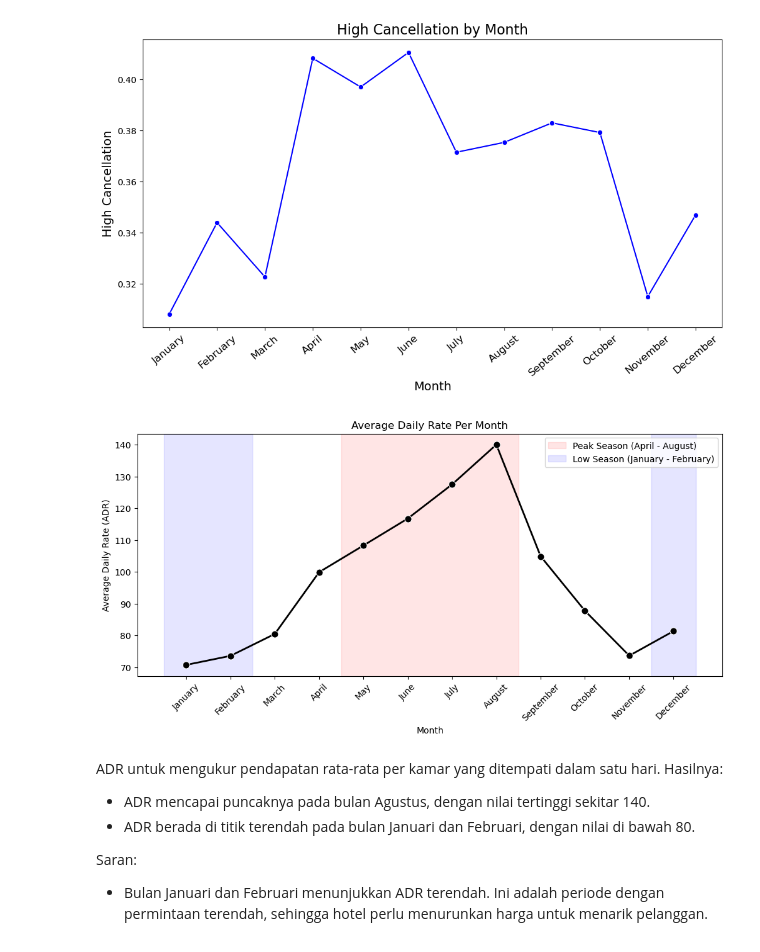
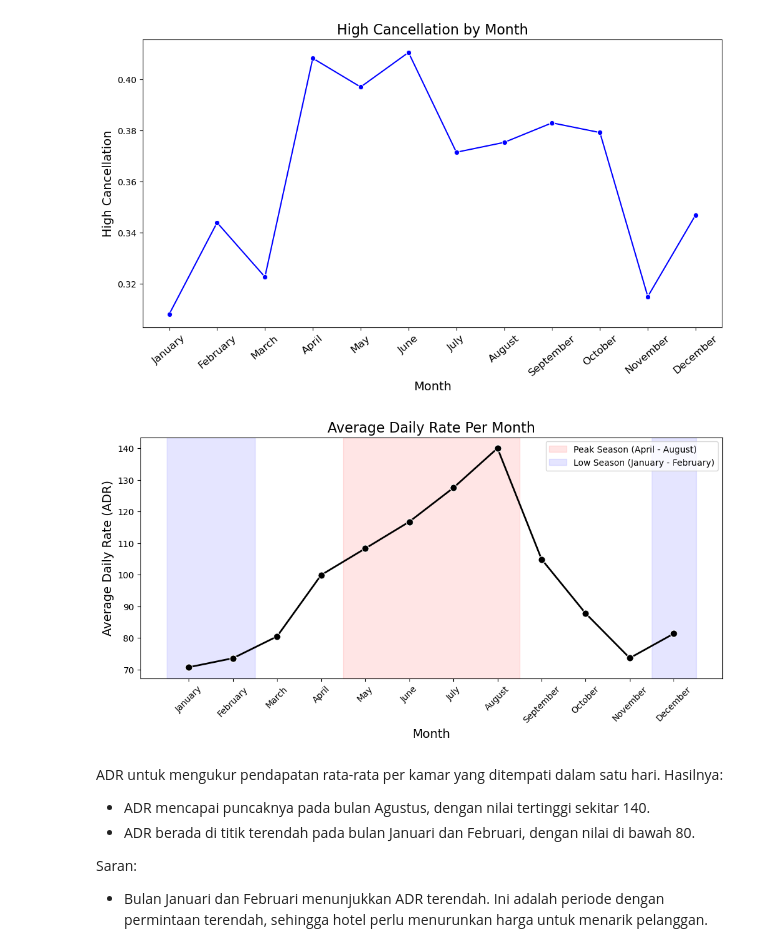
Before and after one commit to tiyasanin1/hotel-booking-analysis, a Jupyter notebook: notebooks/code_hotel.ipynb, the cells around one changed output. Drawn from its saved outputs; the diff is of its cells as text; code cells hidden in the pictures.

```diff
--- a/notebooks/code_hotel.ipynb
+++ b/notebooks/code_hotel.ipynb
@@ -980,37 +1119,37 @@ plt.figure(figsize=(12, 5))
 colors = sns.color_palette("Set2", as_cmap=True)
 norm = plt.Normalize(df["adr"].min(), df["adr"].max())
 
 # Plot dengan warna gradasi
 sns.lineplot(
     x="arrival_date_month",
     y="adr",
     data=df,
     estimator=np.mean,
     errorbar=None, # Perbaikan: ganti ci dengan errorbar
     marker="o",
     markersize=8,
     color="black",
     linewidth=2
 )
 
 # Tambahkan shading untuk musim puncak
 plt.axvspan(3.5, 7.5, color='red', alpha=0.1, label="Peak Season (April - August)")
 plt.axvspan(-0.5, 1.5, color='blue', alpha=0.1, label="Low Season (January - February)")
 plt.axvspan(10.5, 11.5, color='blue', alpha=0.1)  # Low Season (November - December)
 
 # Tambahkan label dan judul
 plt.xticks(rotation=45)
-plt.ylabel("Average Daily Rate (ADR)")
-plt.xlabel("Month")
-plt.title("Average Daily Rate Per Month")
+plt.ylabel("Average Daily Rate (ADR)", fontsize=14)
+plt.xlabel("Month", fontsize=14)
+plt.title("Average Daily Rate Per Month", fontsize=16)
 
 # Tambahkan legenda
 plt.legend()
 
 # Tampilkan plot
 plt.show()
 # %% [output]
-[figure, old version]
+[figure, new version]
 # %% [markdown]
 ADR untuk mengukur pendapatan rata-rata per kamar yang ditempati dalam satu hari.
 Hasilnya:
```
Also changed, not shown: parts of 17 cells of this notebook.
